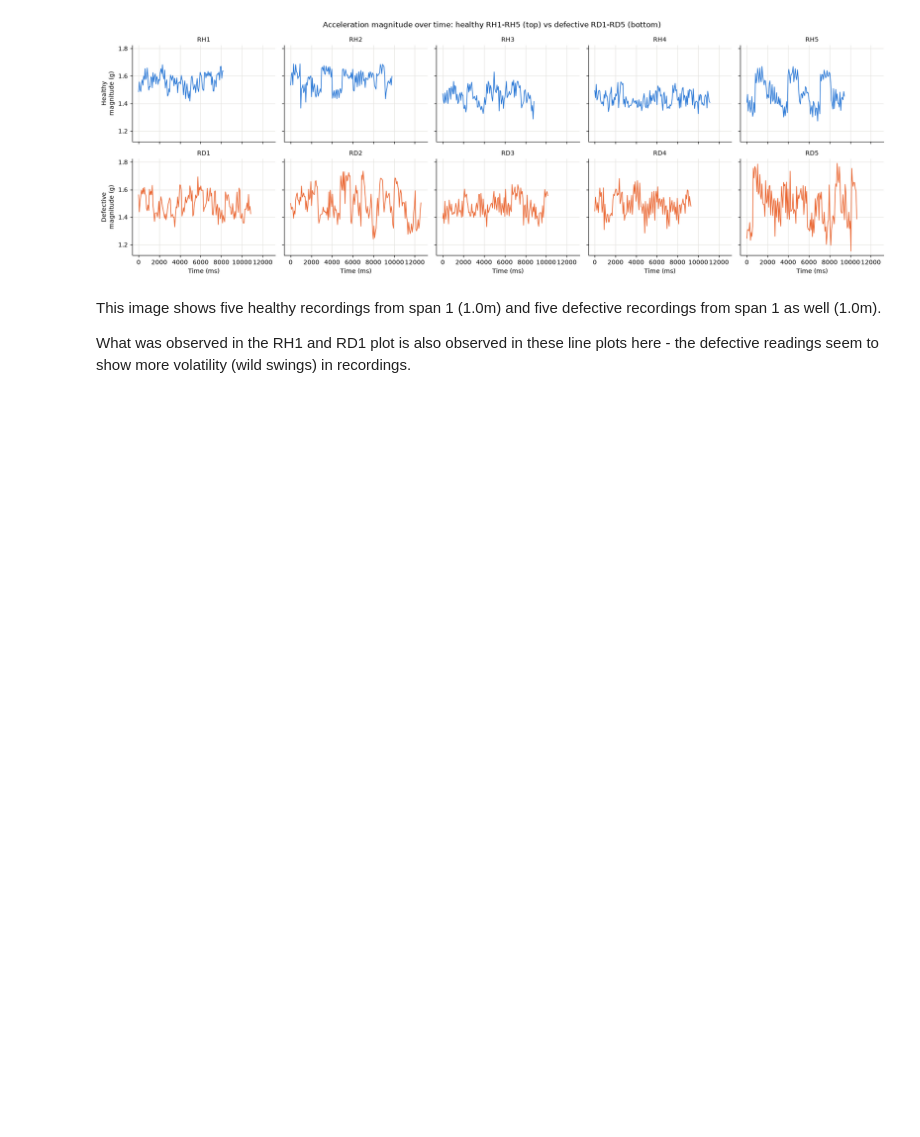
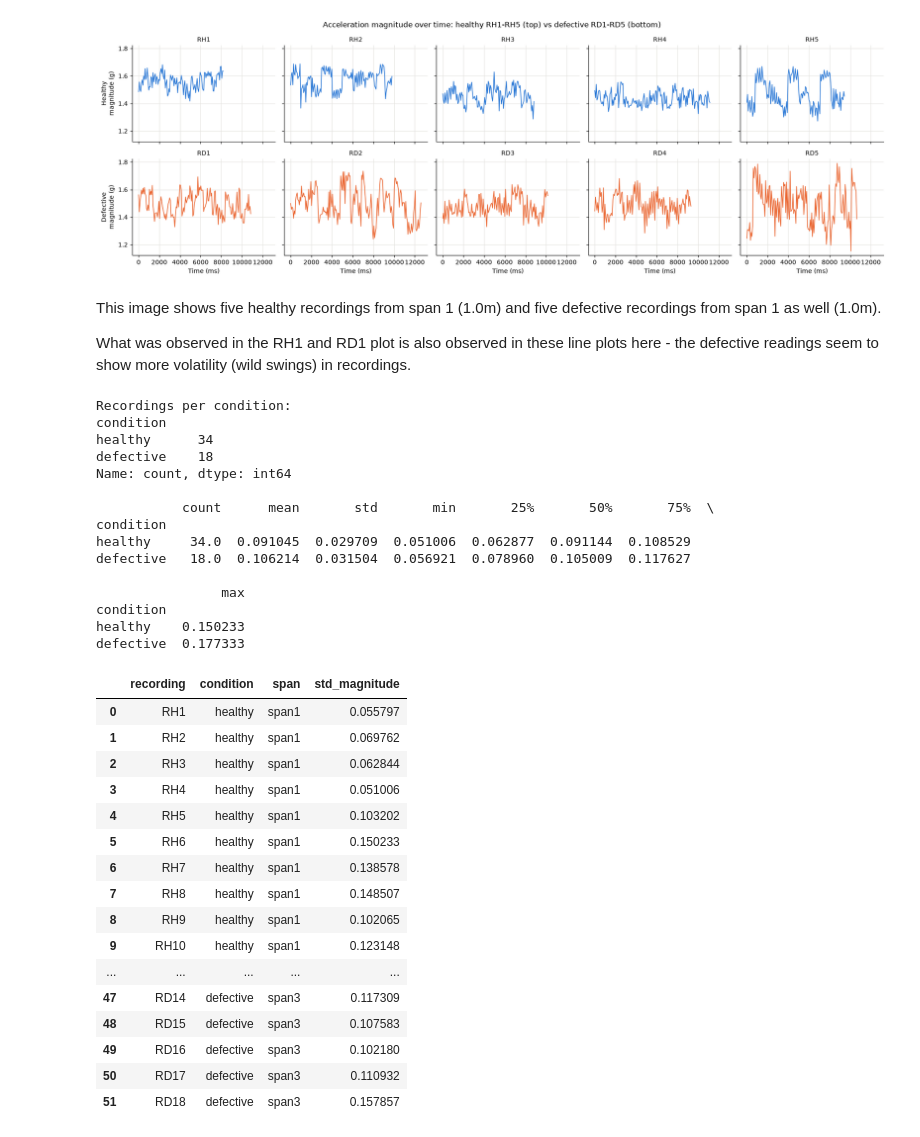
Before and after one commit to loteehenry/pipeline-leak-detection-ml, a Jupyter notebook: notebooks/exploration.ipynb, the cells around one changed output. Drawn from its saved outputs; the diff is of its cells as text; code cells hidden in the pictures; blank space fills up the shorter version.

```diff
--- a/notebooks/exploration.ipynb
+++ b/notebooks/exploration.ipynb
@@ -219,3 +219,51 @@ plt.show()
 This image shows five healthy recordings from span 1 (1.0m) and five defective recordings from span 1 as well (1.0m).
 
 What was observed in the RH1 and RD1 plot is also observed in these line plots here - the defective readings seem to show more volatility (wild swings) in recordings.
+# %%
+# Boil each recording down to ONE number: the standard deviation of its acceleration magnitude
+# (how much the signal swings around its own average). Result: one row per recording, 52 rows.
+recording_std = (
+    master.groupby(["recording", "condition", "span"], sort=False)["Accel_Magnitude(g)"]
+    .std()
+    .reset_index(name="std_magnitude")
+)
+
+print("Recordings per condition:")
+print(recording_std["condition"].value_counts())   # expected: healthy 34, defective 18
+print()
+print(recording_std.groupby("condition", sort=False)["std_magnitude"].describe())
+
+recording_std
+# %% [output]
+Recordings per condition:
+condition
+healthy      34
+defective    18
+Name: count, dtype: int64
+
+           count      mean       std       min       25%       50%       75%  \
+condition
+healthy     34.0  0.091045  0.029709  0.051006  0.062877  0.091144  0.108529
+defective   18.0  0.106214  0.031504  0.056921  0.078960  0.105009  0.117627
+
+                max
+condition
+healthy    0.150233
+defective  0.177333
+|  | recording | condition | span | std_magnitude |
+| 0 | RH1 | healthy | span1 | 0.055797 |
+| 1 | RH2 | healthy | span1 | 0.069762 |
+| 2 | RH3 | healthy | span1 | 0.062844 |
+| 3 | RH4 | healthy | span1 | 0.051006 |
+| 4 | RH5 | healthy | span1 | 0.103202 |
+| 5 | RH6 | healthy | span1 | 0.150233 |
+| 6 | RH7 | healthy | span1 | 0.138578 |
+| 7 | RH8 | healthy | span1 | 0.148507 |
+| 8 | RH9 | healthy | span1 | 0.102065 |
+| 9 | RH10 | healthy | span1 | 0.123148 |
+| ... | ... | ... | ... | ... |
+| 47 | RD14 | defective | span3 | 0.117309 |
+| 48 | RD15 | defective | span3 | 0.107583 |
+| 49 | RD16 | defective | span3 | 0.102180 |
+| 50 | RD17 | defective | span3 | 0.110932 |
+| 51 | RD18 | defective | span3 | 0.157857 |
```
Also changed, not shown: parts of 1 cell of this notebook.
